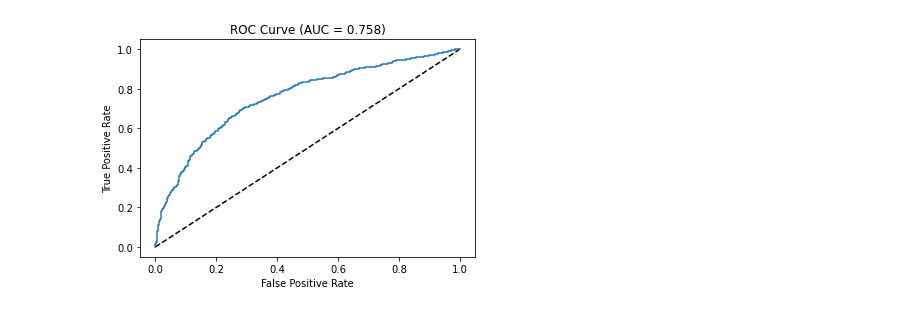
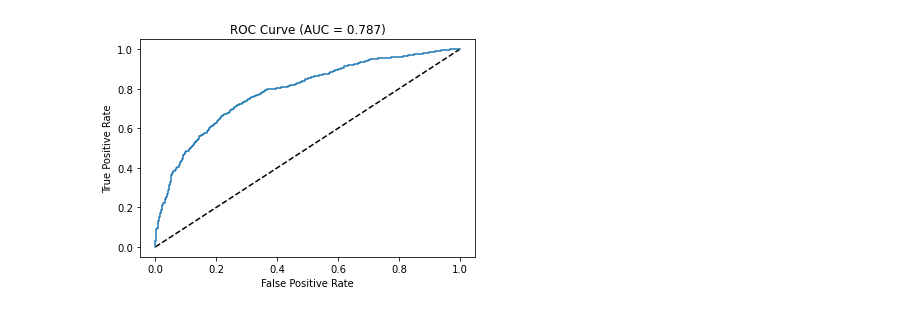
Before and after one commit to ekoenig4/ParticleImages, a Jupyter notebook: verify-bearnet.ipynb, the cells around one changed output. Cells and saved outputs as stored; diff of their text form; code cells hidden in the pictures.

Commit message:
updated bearnet

```diff
--- a/verify-bearnet.ipynb
+++ b/verify-bearnet.ipynb
@@ -57,5 +54,5 @@ y_b_test = to_categorical(y_test)
 # %%
-modeldir = 'models/cnn3d-v2-1.00e-01-9.90e-03/'
+modeldir = 'models/bearnet-truncated/'
 # modeldir = 'models/crnn-1.00e-01-9.90e-03/'
 model = keras.models.load_model(modeldir)
 with open(f'{modeldir}/history.pkl','rb') as f_history: history = pickle.load(f_history)
@@ -86,5 +83,5 @@ pic.plot_history(history,'accuracy')
 # %%
 %matplotlib inline
-pic.plot_roc(y_b_test[:,0], model.predict(X_e_test)[:,0])
+pic.plot_roc(y_b_test[:,0], model.predict(X_test[:,:,:,0])[:,0])
 # %% [output]
-[figure, old version]
+[figure, new version]
```
Also changed, not shown: parts of 8 cells of this notebook.
